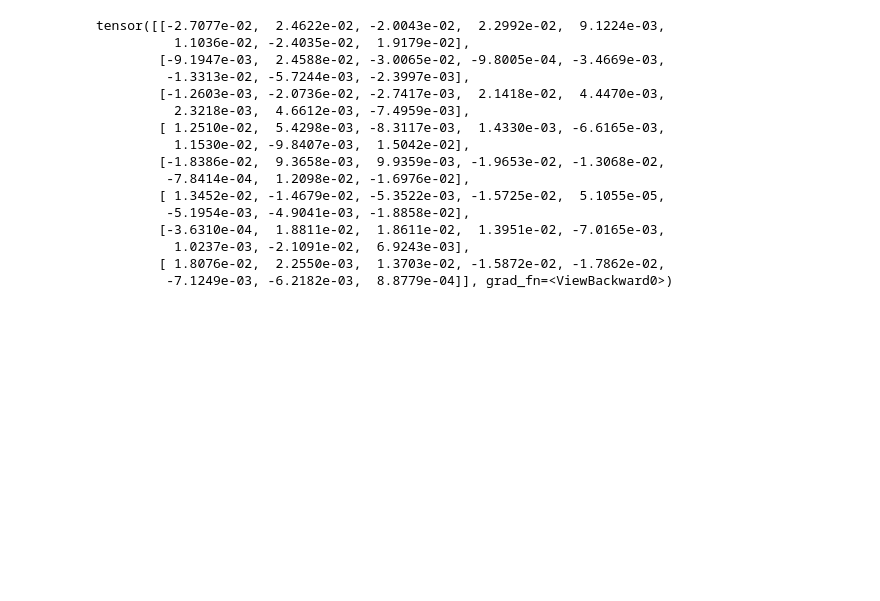
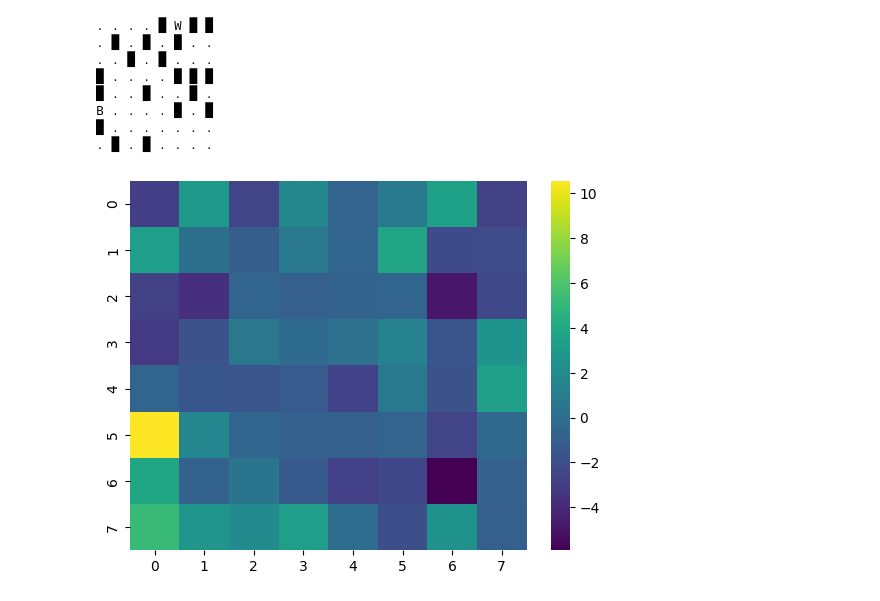
Before and after one commit to khang200923/queen-duel-bot, a Jupyter notebook: ai.ipynb, the cells around one changed output. Cells and saved outputs as stored; diff of their text form; code cells hidden in the pictures; blank space fills up the shorter version.

```diff
--- a/ai.ipynb
+++ b/ai.ipynb
@@ -268,23 +316,25 @@ plt.show()
 # %%
-game = Game(agent, oppo)
+game = Game(RandomAgent(), RandomAgent())
 game.reset()
-agent.forward(game.get_state().convert_to_torch().all_boards().unsqueeze(0)).squeeze(0).reshape((8, 8))
+for _ in range(20):
+    game.agent_move()
+    if game.result is not None:
+        break
+# agent.head_advantage(agent.conv(game.get_state().convert_to_torch().all_boards().unsqueeze(0))).squeeze(0).reshape((8, 8))
+# agent.head_value(agent.conv(game.get_state().convert_to_torch().all_boards().unsqueeze(0))).squeeze(0)
+if game.result is None:
+    data = agent(game.get_state().convert_to_torch().all_boards().unsqueeze(0))
+    print(game.repr_board())
+    sns.heatmap(data.view(8,8).detach().numpy(), cmap="viridis")
 # %% [output]
-tensor([[-2.7077e-02,  2.4622e-02, -2.0043e-02,  2.2992e-02,  9.1224e-03,
-          1.1036e-02, -2.4035e-02,  1.9179e-02],
-        [-9.1947e-03,  2.4588e-02, -3.0065e-02, -9.8005e-04, -3.4669e-03,
-         -1.3313e-02, -5.7244e-03, -2.3997e-03],
-        [-1.2603e-03, -2.0736e-02, -2.7417e-03,  2.1418e-02,  4.4470e-03,
-          2.3218e-03,  4.6612e-03, -7.4959e-03],
-        [ 1.2510e-02,  5.4298e-03, -8.3117e-03,  1.4330e-03, -6.6165e-03,
-          1.1530e-02, -9.8407e-03,  1.5042e-02],
-        [-1.8386e-02,  9.3658e-03,  9.9359e-03, -1.9653e-02, -1.3068e-02,
-         -7.8414e-04,  1.2098e-02, -1.6976e-02],
-        [ 1.3452e-02, -1.4679e-02, -5.3522e-03, -1.5725e-02,  5.1055e-05,
-         -5.1954e-03, -4.9041e-03, -1.8858e-02],
-        [-3.6310e-04,  1.8811e-02,  1.8611e-02,  1.3951e-02, -7.0165e-03,
-          1.0237e-03, -2.1091e-02,  6.9243e-03],
-        [ 1.8076e-02,  2.2550e-03,  1.3703e-02, -1.5872e-02, -1.7862e-02,
-         -7.1249e-03, -6.2182e-03,  8.8779e-04]], grad_fn=<ViewBackward0>)
+. . . . █ W █ █
+. █ . █ . █ . .
+. . █ . █ . . .
+█ . . . . █ █ █
+█ . . █ . . █ .
+B . . . . █ . █
+█ . . . . . . .
+. █ . █ . . . .
+[figure, added]
 # %%
 game.get_state().convert_to_torch().all_boards()
```
Also changed, not shown: parts of 15 cells of this notebook, 1 other file.
